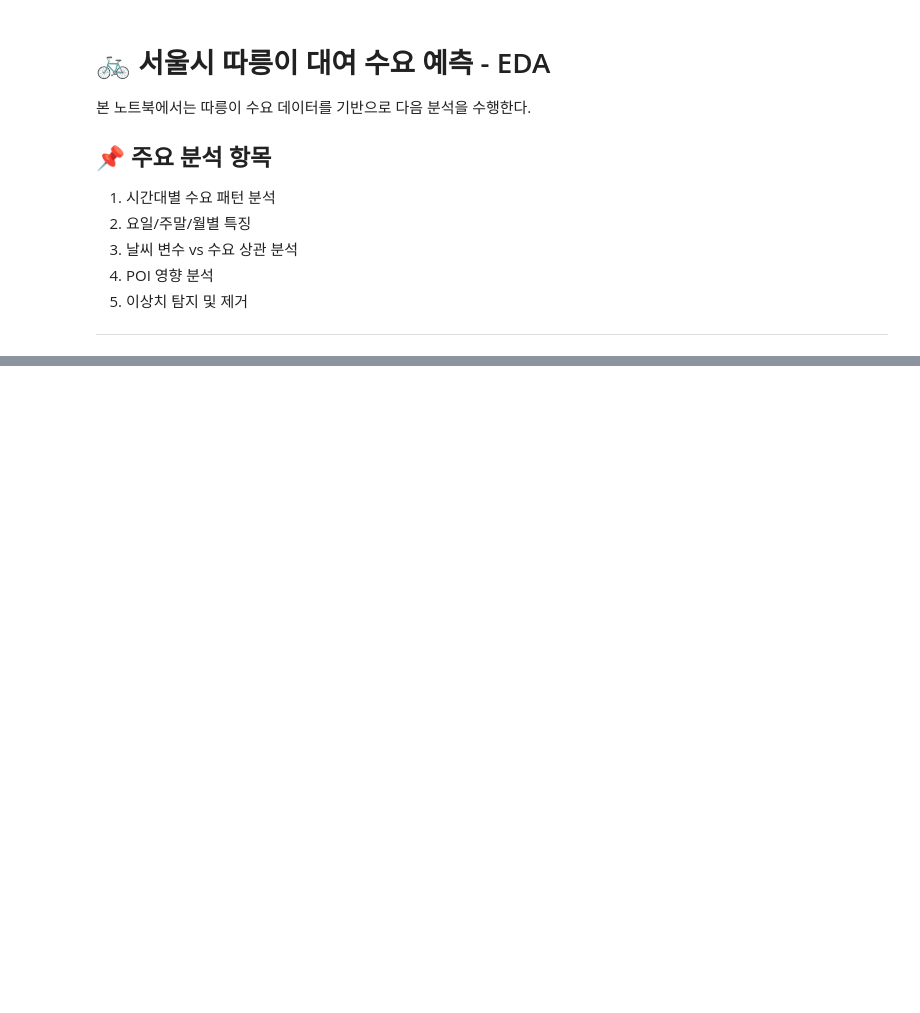
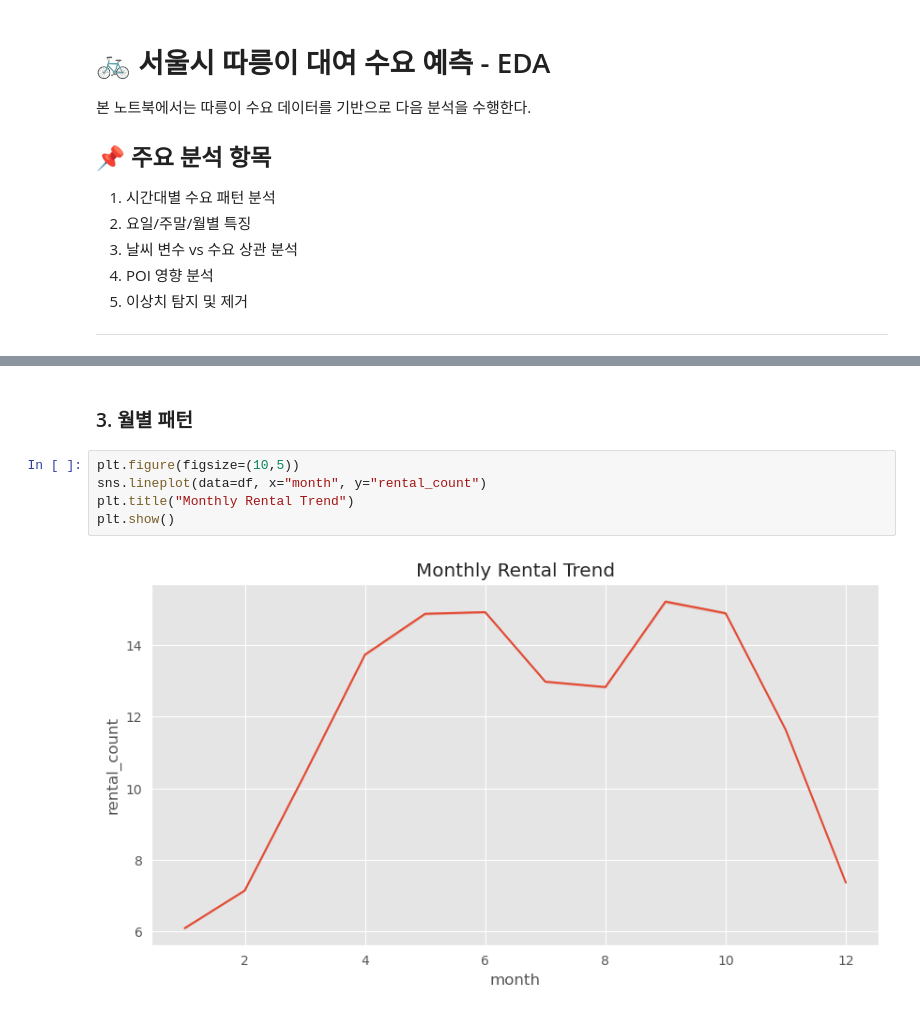
Before and after one commit to cbnu-yhjeon/PROJECT-Bicyle-Demand-Forecasting, a Jupyter notebook: notebooks/EDA/Seoul_Data_EDA.ipynb, the cells around one changed output, grey strips where cells are left out. Saved outputs shown, nothing was run; the diff lists cells and outputs as text; blank space fills up the shorter version.

```diff
--- a/notebooks/EDA/Seoul_Data_EDA.ipynb
+++ b/notebooks/EDA/Seoul_Data_EDA.ipynb
@@ -24,0 +126,9 @@ FileNotFoundError: [Errno 2] No such file or directory: '/home/avg/PROJECT-Bicyc
+# %% [markdown]
+### 3. 월별 패턴
+# %%
+plt.figure(figsize=(10,5))
+sns.lineplot(data=df, x="month", y="rental_count")
+plt.title("Monthly Rental Trend")
+plt.show()
+# %% [output]
+[figure, added]
```
Also changed, not shown: parts of 26 cells of this notebook, 5 other files.
